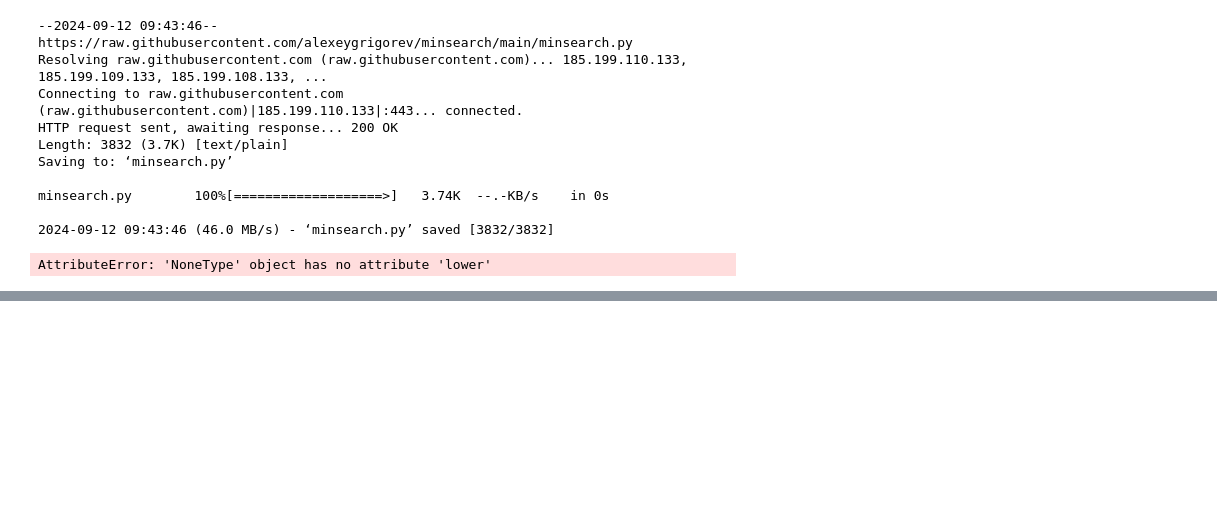
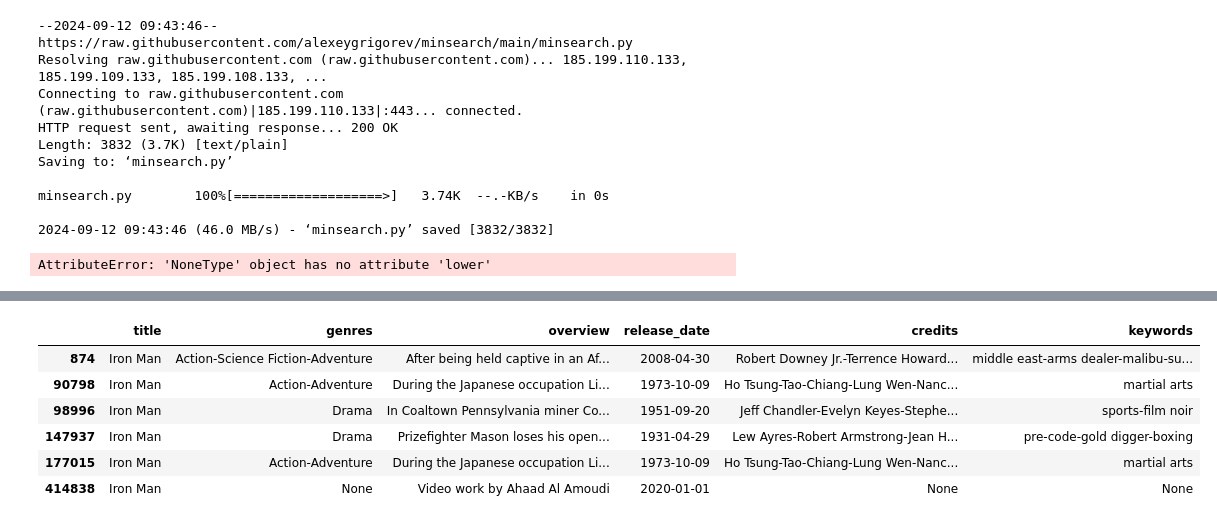
Before and after one commit to ulanliu/movie_finder, a Jupyter notebook: notebook/explore.ipynb, the cells around one changed output, grey strips where cells are left out. Saved outputs shown, nothing was run; the diff lists cells and outputs as text; code cells hidden in the pictures; blank space fills up the shorter version.

```diff
--- a/notebook/explore.ipynb
+++ b/notebook/explore.ipynb
@@ -19,4 +19,4 @@ Dataset({
     num_rows: 722796
 })
 # %%
-ds[0]
+ds = ds.filter(lambda x: x["release_date"] is not None)
@@ -69,8 +71,8 @@ minsearch.py        100%[===================>]   3.74K  --.-KB/s    in 0s
 import minsearch
 # %%
 index = minsearch.Index(
-    text_fields=['genres', 'overview', 'release_date', 'credits', 'keywords'],
-    keyword_fields=['title']
+    text_fields=['title','genres', 'overview', 'release_date', 'credits', 'keywords'],
+    keyword_fields=[""]
 )
 # %%
 index.fit(ds_filtered)
@@ -89,0 +120,16 @@ df.head()
+# %%
+# List of columns to convert to string
+columns_to_convert = ['title', 'genres', 'overview', 'release_date', 'credits', 'keywords']
+
+# Convert the specified columns to string type
+for column in columns_to_convert:
+    df[column] = df[column].astype(str)
+
+# Print info to confirm the changes
+print(df[columns_to_convert].dtypes)
+
+# Optional: Check for any remaining non-string values
+for column in columns_to_convert:
+    non_string_count = df[column].apply(lambda x: not isinstance(x, str)).sum()
+    if non_string_count > 0:
+        print(f"Warning: {non_string_count} non-string values found in '{column}' column after conversion.")
@@ -89,0 +178,15 @@ df.head()
+# %%
+# Create a boolean mask for rows where 'title' is a string
+mask = df['title'].apply(lambda x: isinstance(x, str))
+
+# Count the number of rows that will be removed
+rows_to_remove = (~mask).sum()
+
+# Apply the mask to keep only rows where 'title' is a string
+df = df[mask]
+
+# Reset the index if needed
+df.reset_index(drop=True, inplace=True)
+
+print(f"Removed {rows_to_remove} rows with non-string titles.")
+print(f"DataFrame now has {len(df)} rows.")
@@ -99,0 +270,10 @@ client = OpenAI()
+# %%
+df[df['title'] == 'Iron Man']
+# %% [output]
+|  | title | genres | overview | release_date | credits | keywords |
+| 874 | Iron Man | Action-Science Fiction-Adventure | After being held captive in an Af... | 2008-04-30 | Robert Downey Jr.-Terrence Howard... | middle east-arms dealer-malibu-su... |
+| 90798 | Iron Man | Action-Adventure | During the Japanese occupation Li... | 1973-10-09 | Ho Tsung-Tao-Chiang-Lung Wen-Nanc... | martial arts |
+| 98996 | Iron Man | Drama | In Coaltown Pennsylvania miner Co... | 1951-09-20 | Jeff Chandler-Evelyn Keyes-Stephe... | sports-film noir |
+| 147937 | Iron Man | Drama | Prizefighter Mason loses his open... | 1931-04-29 | Lew Ayres-Robert Armstrong-Jean H... | pre-code-gold digger-boxing |
+| 177015 | Iron Man | Action-Adventure | During the Japanese occupation Li... | 1973-10-09 | Ho Tsung-Tao-Chiang-Lung Wen-Nanc... | martial arts |
+| 414838 | Iron Man | None | Video work by Ahaad Al Amoudi | 2020-01-01 | None | None |
```
Also changed, not shown: parts of 17 cells of this notebook, 1 other file.
